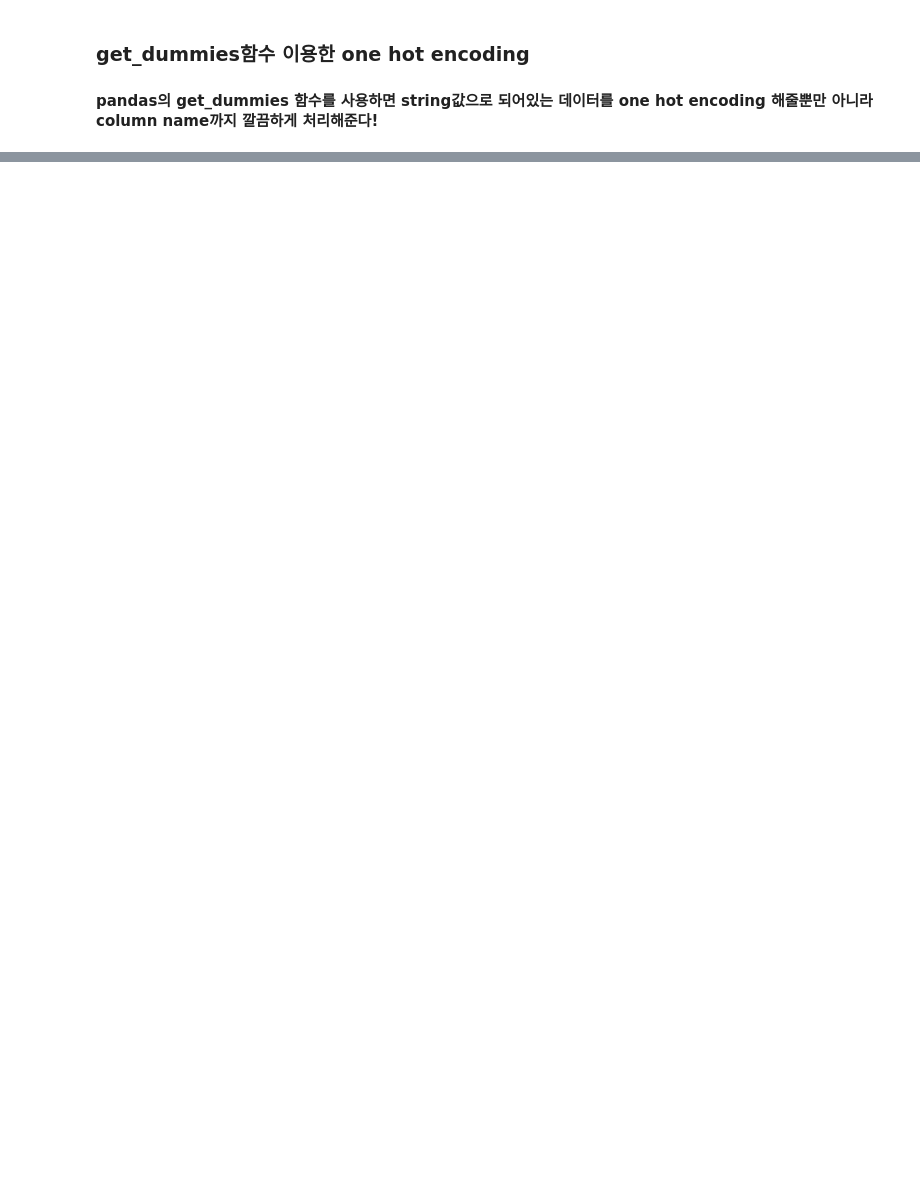
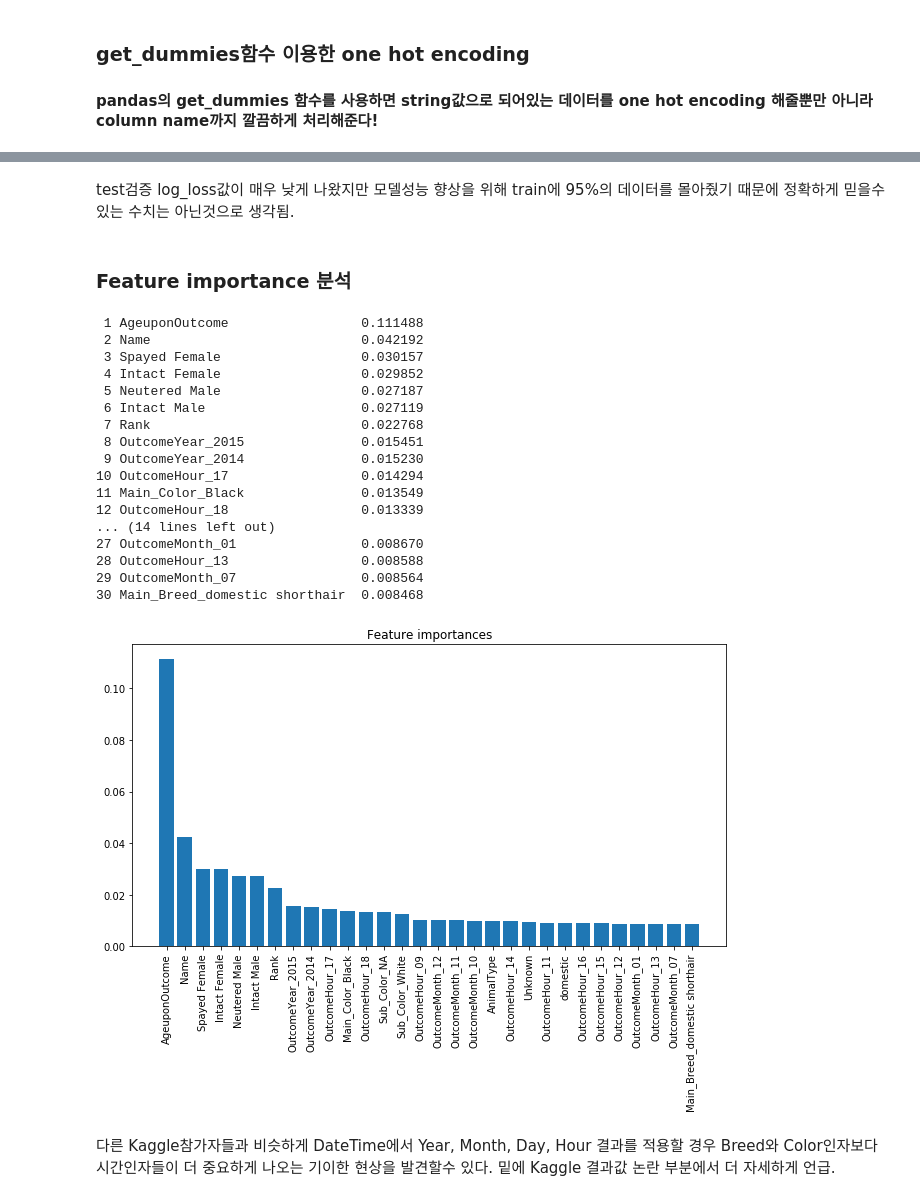
Before and after one commit to frozendrpepper/ML_Project, a Jupyter notebook: Project_temp.ipynb, the cells around one changed output, grey strips where cells are left out. Saved outputs shown, nothing was run; the diff lists cells and outputs as text; code cells hidden in the pictures; blank space fills up the shorter version.

```diff
--- a/Project_temp.ipynb
+++ b/Project_temp.ipynb
@@ -1064,0 +1484,12 @@ outcomesubtype_le = pd.get_dummies(data_train[['OutcomeSubtype']])
+# %%
+model_exforest = ExtraTreesClassifier(max_depth = 40, n_estimators = 700, n_jobs = -1)
+model_exforest.fit(dfX_train, dfY_train)
+
+y_pred_train = model_exforest.predict(dfX_train)
+train_accuracy = accuracy_score(dfY_train, y_pred_train)
+
+y_pred_test = model_exforest.predict(dfX_test)
+test_accuracy = accuracy_score(dfY_test, y_pred_test)
+
+y_proba = model_exforest.predict_proba(dfX_test)
+performance = log_loss(dfY_test, y_proba)
@@ -1064,0 +1544,13 @@ outcomesubtype_le = pd.get_dummies(data_train[['OutcomeSubtype']])
+# %%
+%%time
+model_xgb1 = xgboost.XGBClassifier(max_depth = 6, nthread = -1)
+model_xgb2 = xgboost.XGBClassifier(max_depth = 7, nthread = -1)
+model_xgb3 = xgboost.XGBClassifier(max_depth = 8, nthread = -1)
+model_xgb4 = xgboost.XGBClassifier(max_depth = 9, nthread = -1)
+model_xgb5 = xgboost.XGBClassifier(max_depth = 10, nthread = -1)
+
+model_xgb1.fit(dfX_train, dfY_train)
+model_xgb2.fit(dfX_train, dfY_train)
+model_xgb3.fit(dfX_train, dfY_train)
+model_xgb4.fit(dfX_train, dfY_train)
+model_xgb5.fit(dfX_train, dfY_train)
@@ -1064,0 +1581,45 @@ outcomesubtype_le = pd.get_dummies(data_train[['OutcomeSubtype']])
+# %% [markdown]
+test검증 log_loss값이 매우 낮게 나왔지만 모델성능 향상을 위해 train에 95%의 데이터를 몰아줬기 때문에 정확하게 믿을수 있는 수치는 아닌것으로 생각됨.
+# %% [markdown]
+### Feature importance 분석
+# %%
+'''Feature importance analysis code'''
+'''Reference: Python Machine Learning'''
+feat_labels = np.array(dfX6.columns)
+forest = RandomForestClassifier(n_estimators=1000, random_state=0, n_jobs = 3)
+forest.fit(dfX_train, dfY_train)
+
+importances = forest.feature_importances_
+indices = np.argsort(importances)[::-1]
+indices = indices[:30]
+
+for f in range(len(indices)):
+    print("%2d %-*s %f" % (f + 1, 30, feat_labels[indices[f]], importances[indices[f]] ))
+
+plt.figure(figsize = (9, 7))
+plt.title("Feature importances")
+plt.bar(range(len(indices)), importances[indices])
+plt.xticks(range(len(indices)), feat_labels[indices], rotation=90)
+plt.tight_layout()
+plt.show()
+# %% [output]
+ 1 AgeuponOutcome                 0.111488
+ 2 Name                           0.042192
+ 3 Spayed Female                  0.030157
+ 4 Intact Female                  0.029852
+ 5 Neutered Male                  0.027187
+ 6 Intact Male                    0.027119
+ 7 Rank                           0.022768
+ 8 OutcomeYear_2015               0.015451
+ 9 OutcomeYear_2014               0.015230
+10 OutcomeHour_17                 0.014294
+11 Main_Color_Black               0.013549
+12 OutcomeHour_18                 0.013339
+... (14 lines left out)
+27 OutcomeMonth_01                0.008670
+28 OutcomeHour_13                 0.008588
+29 OutcomeMonth_07                0.008564
+30 Main_Breed_domestic shorthair  0.008468
+[figure, added]
+# %% [markdown]
+다른 Kaggle참가자들과 비슷하게 DateTime에서 Year, Month, Day, Hour 결과를 적용할 경우 Breed와 Color인자보다 시간인자들이 더 중요하게 나오는 기이한 현상을 발견할수 있다.  밑에 Kaggle 결과값 논란 부분에서 더 자세하게 언급.
```
Also changed, not shown: parts of 112 cells of this notebook, 5 other files.
